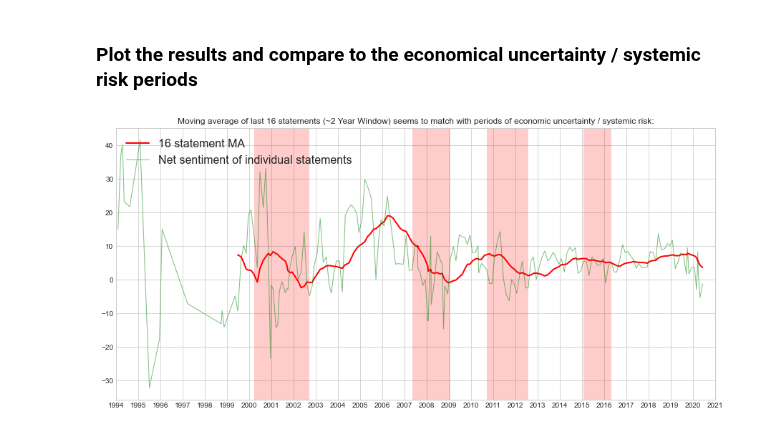
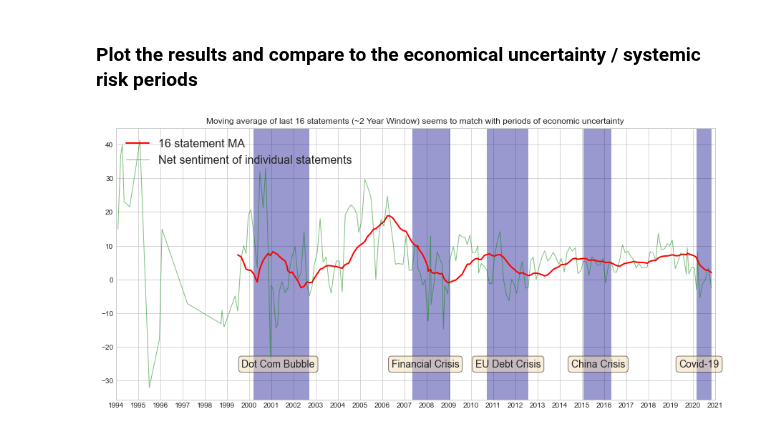
Before and after one commit to yukit-k/centralbank_analysis, a Jupyter notebook: src/1_FOMC_Analysis_Preliminary.ipynb, the cells around one changed output. Drawn from its saved outputs; the diff is of its cells as text; code cells hidden in the pictures.

Commit message:
fix: Modified sentiment diagram to add more info

```diff
--- a/src/1_FOMC_Analysis_Preliminary.ipynb
+++ b/src/1_FOMC_Analysis_Preliminary.ipynb
@@ -904,9 +904,9 @@ Tried to take rate and decision from the statement text but it sometimes fails.
 # Data.tail()
 # %%
 # FRB changed to range from 2008. So use Upper side from 2008.
-filename_till08 = '../data/MarketData/FEDRates/DFEDTAR.csv'
-filename_from08u = '../data/MarketData/FEDRates/DFEDTARU.csv'
-filename_from08l = '../data/MarketData/FEDRates/DFEDTARL.csv'
+filename_till08 = '../data/MarketData/Quandl/FRED_DFEDTAR.csv'
+filename_from08u = '../data/MarketData/Quandl/FRED_DFEDTARU.csv'
+filename_from08l = '../data/MarketData/Quandl/FRED_DFEDTARL.csv'
 
 fedtar = pd.read_csv(filename_till08, names=['Date', 'Rate'], header=0)
 fedtaru = pd.read_csv(filename_from08u, names=['Date', 'Rate'], header=0)
@@ -1000,81 +993,69 @@ def pickle_dump(df, filename='no-filename.pickle'):
 # %%
 #Dot-com bubble
 #https://en.wikipedia.org/wiki/Dot-com_bubble
-DotCom = np.logical_and(Data.index > '2000-03',
-                         Data.index < '2002-10'
-                        )
+DotCom = np.logical_and(Data.index > '2000-03', Data.index < '2002-10')
 
 #Financial crisis of 2007–2008
 #https://en.wikipedia.org/wiki/Financial_crisis_of_2007%E2%80%932008
-OhEight = np.logical_and(Data.index > '2007-04',
-                         Data.index < '2009-03'
-                        )
+FinCrisis = np.logical_and(Data.index > '2007-04', Data.index < '2009-03')
 
 #European debt crisis
 #https://en.wikipedia.org/wiki/European_debt_crisis
-EuroDebt = np.logical_and(Data.index > '2010-09',
-                          Data.index < '2012-09'
-                          )
+EuroDebt = np.logical_and(Data.index > '2010-09', Data.index < '2012-09')
 
 #2015–16 Chinese stock market turbulence
 #https://en.wikipedia.org/wiki/2015%E2%80%9316_Chinese_stock_market_turbulence
-Asian = np.logical_and(Data.index > '2015-01',
-                       Data.index < '2016-06'
-                       )
+Asian = np.logical_and(Data.index > '2015-01', Data.index < '2016-06')
 
+#2020- Covid-19 Pandemic
+#https://en.wikipedia.org/wiki/COVID-19_pandemic
+Covid = np.logical_and(Data.index > '2020-02', Data.index < '2021-12')
 
-Recessions = np.logical_or.reduce( ( DotCom,
-                                     OhEight,
-                                     EuroDebt,
-                                     Asian
-                                    )
-                                 )
+Recessions = np.logical_or.reduce((DotCom, FinCrisis, EuroDebt, Asian, Covid))
 
 Window = 16
 CompToMA = NetSentimentNorm.rolling(Window).mean()
 
 fig, ax = plt.subplots(figsize=(15,7))
 
-ax.plot(Data.index,
-         CompToMA,
-         c = 'r',
-         linewidth= 2)
-
-ax.plot(Data.index, NetSentimentNorm,
-         c = 'green',
-         linewidth= 1,
-         alpha = 0.5)
-
+ax.plot(Data.index, CompToMA, c = 'r', linewidth= 2)
+ax.plot(Data.index, NetSentimentNorm, c = 'green', linewidth= 1, alpha = 0.5)
 
 # format the ticks
 ax.xaxis.set_major_locator(years)
 ax.xaxis.set_major_formatter(years_fmt)
 ax.xaxis.set_minor_locator(months)
 
 # round to nearest years.
 datemin = np.datetime64(Data.index[0], 'Y')
 datemax = np.datetime64(Data.index[-1], 'Y') + np.timedelta64(1, 'Y')
 ax.set_xlim(datemin, datemax)
 
 # format the coords message box
 ax.format_xdata = mdates.DateFormatter('%Y-%m-%d')
 ax.grid(True)
 
-
-
-plt.title( str('Moving average of last ' + str(Window) + ' statements (~2 Year Window) seems to match with periods of economic uncertainty / systemic risk:'))
+plt.title( str('Moving average of last ' + str(Window) + ' statements (~2 Year Window) seems to match with periods of economic uncertainty'))
 
 ax.legend([str(str(Window) + ' statement MA'), 'Net sentiment of individual statements'],
            prop={'size': 16},
            loc = 2
           )
 
 import matplotlib.transforms as mtransforms
 trans = mtransforms.blended_transform_factory(ax.transData, ax.transAxes)
 theta = 0.9
 ax.fill_between(Data.index, 0, 10, where = Recessions,
-                facecolor='red', alpha=0.2, transform=trans)
+                facecolor='darkblue', alpha=0.4, transform=trans)
+
+# Add text
+props = dict(boxstyle='round', facecolor='wheat', alpha=0.5)
+ax.text(0.21, 0.15, "Dot Com Bubble", transform=ax.transAxes, fontsize=14, verticalalignment='top', bbox=props)
+ax.text(0.46, 0.15, "Financial Crisis", transform=ax.transAxes, fontsize=14, verticalalignment='top', bbox=props)
+ax.text(0.60, 0.15, "EU Debt Crisis", transform=ax.transAxes, fontsize=14, verticalalignment='top', bbox=props)
+ax.text(0.76, 0.15, "China Crisis", transform=ax.transAxes, fontsize=14, verticalalignment='top', bbox=props)
+ax.text(0.94, 0.15, "Covid-19", transform=ax.transAxes, fontsize=14, verticalalignment='top', bbox=props)
 
 plt.show()
 # %% [output]
-[figure, old version]
+[figure, new version]
```
Also changed, not shown: parts of 12 cells of this notebook.
